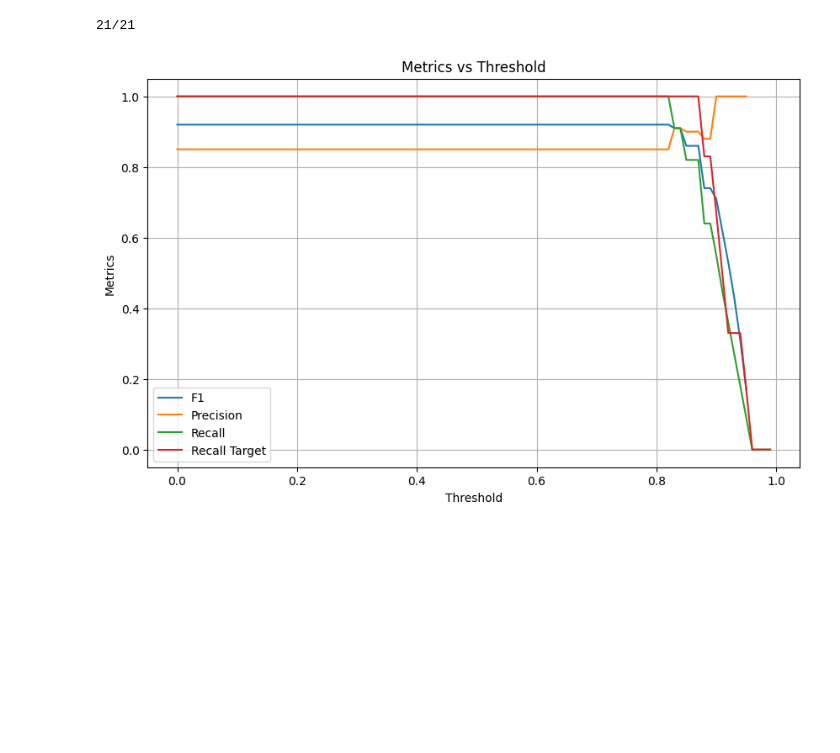
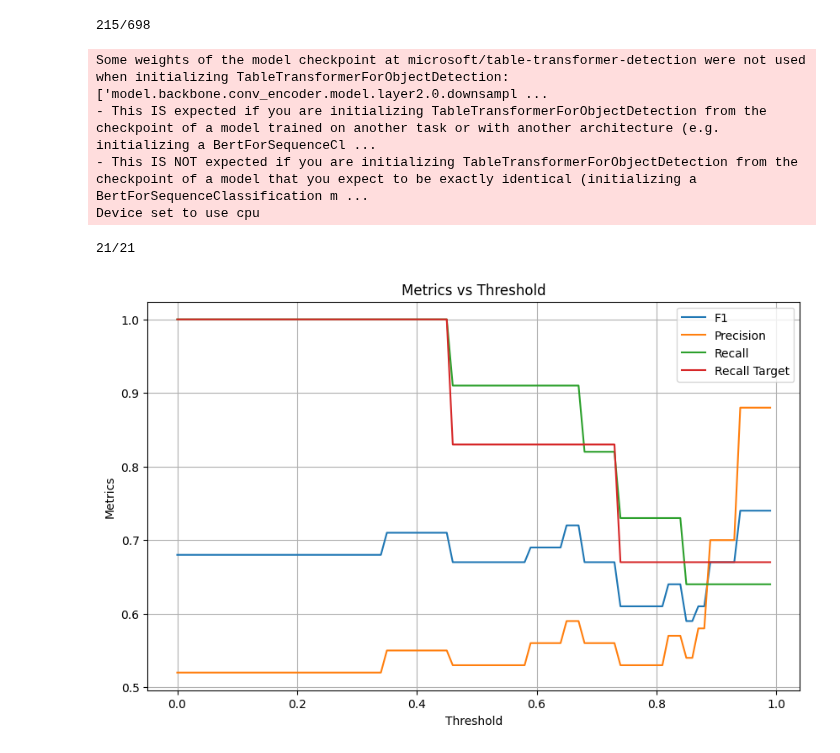
Before and after one commit to Famondir/Thesis, a Jupyter notebook: Python/table_detection_benchmark.ipynb, the cells around one changed output. Drawn from its saved outputs; the diff is of its cells as text; code cells hidden in the pictures; blank space fills up the shorter version.

```diff
--- a/Python/table_detection_benchmark.ipynb
+++ b/Python/table_detection_benchmark.ipynb
@@ -63,6 +57,16 @@ class TableDetector(ABC):
     def benchmark(self):
         pass
 # %%
+from ultralytics import YOLO
+from ultralytics.utils.plotting import Annotator
+from PIL import Image, ImageDraw, ImageFont
+from transformers import pipeline
+import numpy as np
+from pdf2image import convert_from_path
+import warnings
+
+warnings.filterwarnings("ignore")
+
 class TableDetectorAI(TableDetector):
     def __init__(self, result_dir, verbose=False, ocr=False, model_name='yolov12n-doclaynet', thresholds=[x/100.0 for x in range(0,100,1)], **kwargs):
         super().__init__(result_dir, **kwargs)
@@ -76,6 +80,7 @@ class TableDetectorAI(TableDetector):
     def __set_environment(self):
         if self.model_name == "microsoft/table-transformer-detection":
             self.pipe = pipeline("object-detection", model="microsoft/table-transformer-detection")
+            self.font = ImageFont.truetype(font="/usr/share/fonts/truetype/ubuntu/Ubuntu-B.ttf", size = 20)
 
         elif re.search(r'yolov12[nsml]-doclaynet', self.model_name):
             self.model = YOLO(f"../models/YOLO/{self.model_name}.pt")
@@ -88,8 +93,21 @@ class TableDetectorAI(TableDetector):
         if self.model_name == "microsoft/table-transformer-detection":
             results = self.pipe(image, threshold=0)
 
+            if self.verbose:
+                # Draw the bounding boxes on the image
+                draw = ImageDraw.Draw(image)
+                for result in results:
+                    box = result['box']
+                    overlay = Image.new('RGBA', image.size, (255, 255, 255, 0))  # Create a transparent overlay
+                    overlay_draw = ImageDraw.Draw(overlay)
+                    overlay_draw.rectangle([box['xmin'], box['ymin'], box['xmax'], box['ymax']], width=3, outline=(255, 0, 0, int(result['score']*220+35)))  # Add alpha to the fill color
+                    overlay_draw.text((box['xmin']+10, box['ymin']+10), f"score: {result['score']:.2f}", fill=(255, 0, 0, int(result['score']*220+35)), font=self.font)
+                    image = Image.alpha_composite(image.convert('RGBA'), overlay)  # Composite the overlay with the original image
+
+                # Show the image with the bounding boxes
+                image.show()
+
             score = max(result['score'] for result in results) if len(results) > 0 else 0
-
             return score
 
         elif re.search(r'yolov12[nsml]-doclaynet', self.model_name):
@@ -112,7 +130,6 @@ class TableDetectorAI(TableDetector):
 
             scores = [float(box.conf) for prediction in pred for box in prediction.boxes if int(box.cls) == self.table_idx]
             score = max(scores) if len(scores)>0 else 0
-
             return score
 
     def __analyze_pages(self):
@@ -170,14 +187,30 @@ class TableDetectorAI(TableDetector):
 yolo12nano = TableDetectorAI(
     result_dir="../benchmark_results/table_detection/yolo12n-doclaynet",
     model_name='yolov12n-doclaynet',
-    test_run=True,
+    test_run=False,
     fraction=0.03,
+    verbose=False,
     )
 
 yolo12nano.benchmark()
+yolo12nano.plot_benchmark()
 # %% [output]
-21/21
+215/698
 # %%
-yolo12nano.plot_benchmark()
+microsoft_table_detection = TableDetectorAI(
+    result_dir="../benchmark_results/table_detection/microsoft-table-transformer-detection",
+    model_name='microsoft/table-transformer-detection',
+    test_run=False,
+    fraction=0.03,
+    verbose=False,
+    )
+
+microsoft_table_detection.benchmark()
+microsoft_table_detection.plot_benchmark()
 # %% [output]
+Some weights of the model checkpoint at microsoft/table-transformer-detection were not used when initializing TableTransformerForObjectDetection: ['model.backbone.conv_encoder.model.layer2.0.downsampl ...
+- This IS expected if you are initializing TableTransformerForObjectDetection from the checkpoint of a model trained on another task or with another architecture (e.g. initializing a BertForSequenceCl ...
+- This IS NOT expected if you are initializing TableTransformerForObjectDetection from the checkpoint of a model that you expect to be exactly identical (initializing a BertForSequenceClassification m ...
+Device set to use cpu
+21/21
-[figure, old version]
+[figure, new version]
```
Also changed, not shown: parts of 2 cells of this notebook, 5 other files.
